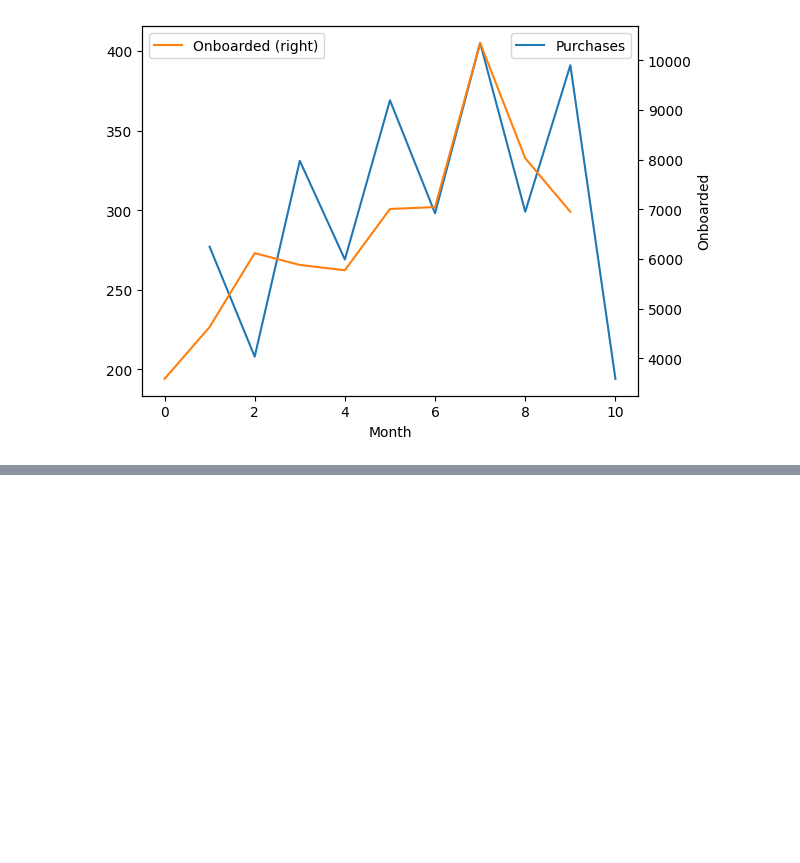
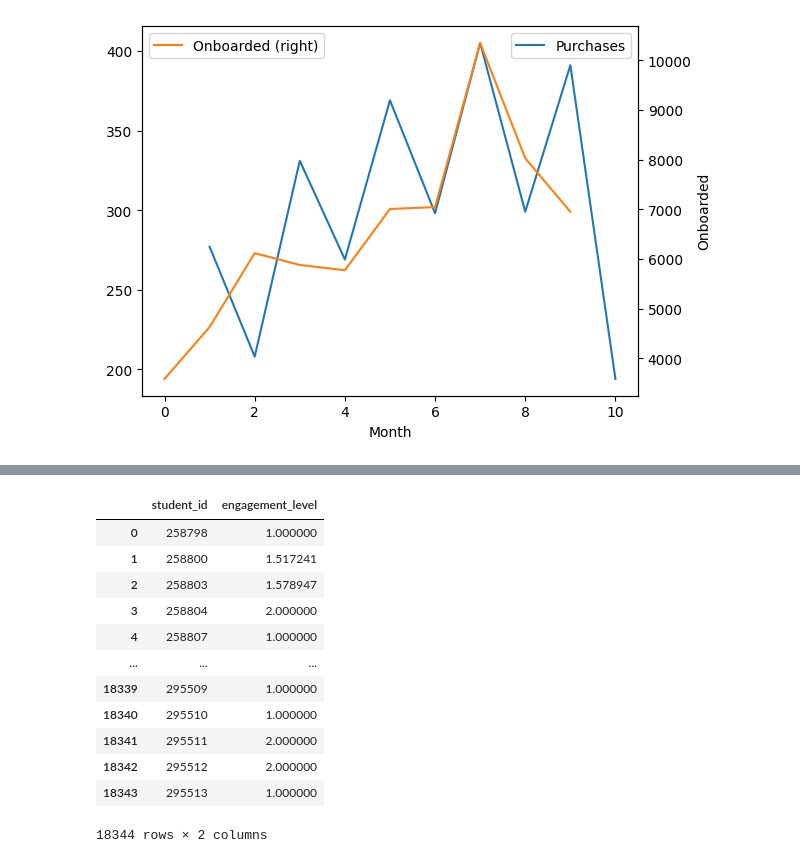
Before and after one commit to AryehRotberg/365-Learning-Data-Challenge, a Jupyter notebook: notebook/EDA.ipynb, the cells around one changed output, grey strips where cells are left out. Cells and saved outputs as stored; diff of their text form; code cells hidden in the pictures; blank space fills up the shorter version.

```diff
--- a/notebook/EDA.ipynb
+++ b/notebook/EDA.ipynb
@@ -157,0 +201,16 @@ ax.legend()
+# %%
+temp_engagement.groupby('student_id')['engagement_level'].mean().reset_index()
+# %% [output]
+|  | student_id | engagement_level |
+| 0 | 258798 | 1.000000 |
+| 1 | 258800 | 1.517241 |
+| 2 | 258803 | 1.578947 |
+| 3 | 258804 | 2.000000 |
+| 4 | 258807 | 1.000000 |
+| ... | ... | ... |
+| 18339 | 295509 | 1.000000 |
+| 18340 | 295510 | 1.000000 |
+| 18341 | 295511 | 2.000000 |
+| 18342 | 295512 | 2.000000 |
+| 18343 | 295513 | 1.000000 |
+18344 rows × 2 columns
```
Also changed, not shown: parts of 5 cells of this notebook.
